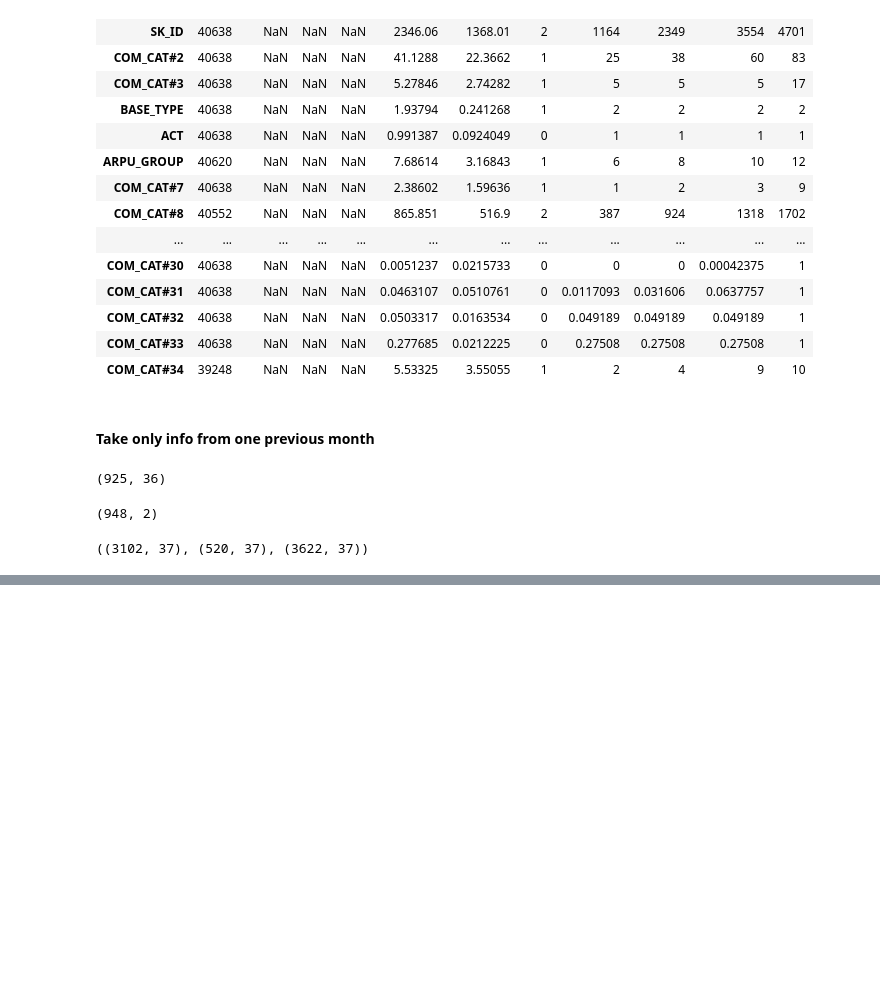
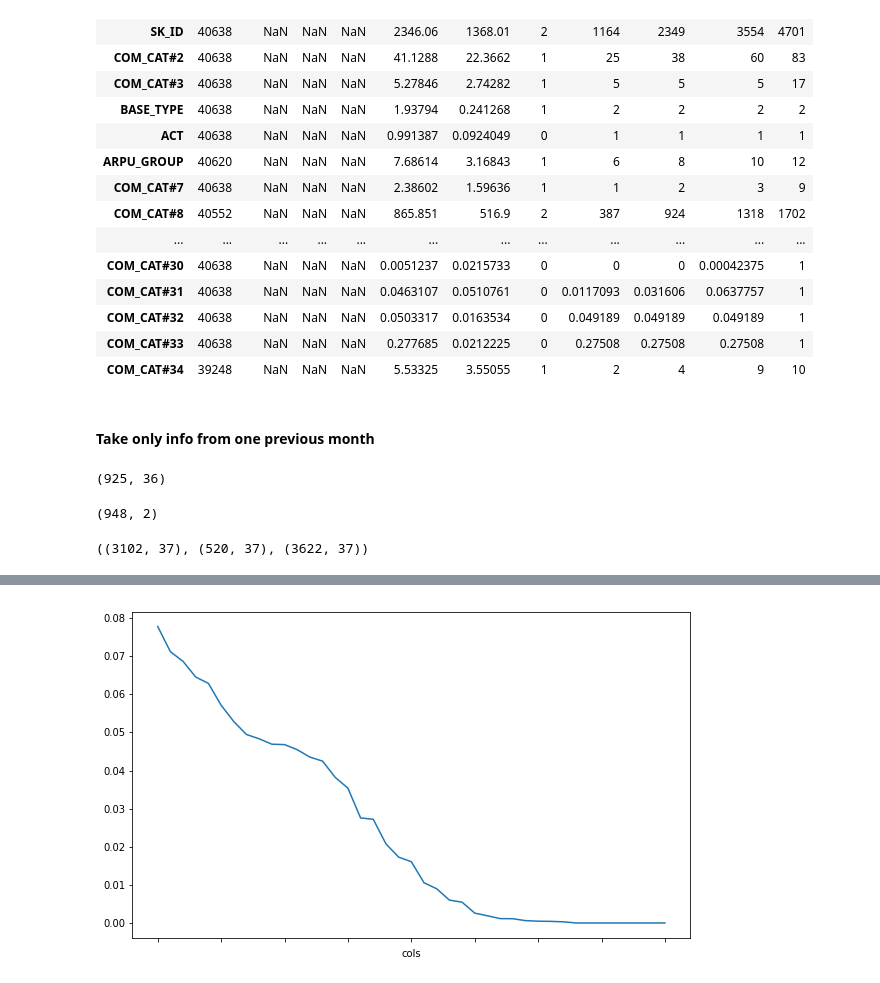
Before and after one commit to ademyanchuk/mlBootCamp2018, a Jupyter notebook: make-validation-system.ipynb, the cells around one changed output, grey strips where cells are left out. Saved outputs shown, nothing was run; the diff lists cells and outputs as text; code cells hidden in the pictures; blank space fills up the shorter version.

Commit message:
feature importance

```diff
--- a/make-validation-system.ipynb
+++ b/make-validation-system.ipynb
@@ -487,0 +468,2 @@ Wall time: 247 ms
+# %%
+fi = rf_feat_importance(m, X_train)
@@ -487,0 +484,4 @@ Wall time: 247 ms
+# %%
+fi.plot('cols', 'imp', figsize=(10,6), legend=False);
+# %% [output]
+[figure, added]
```
Also changed, not shown: parts of 13 cells of this notebook, 1 other file.
